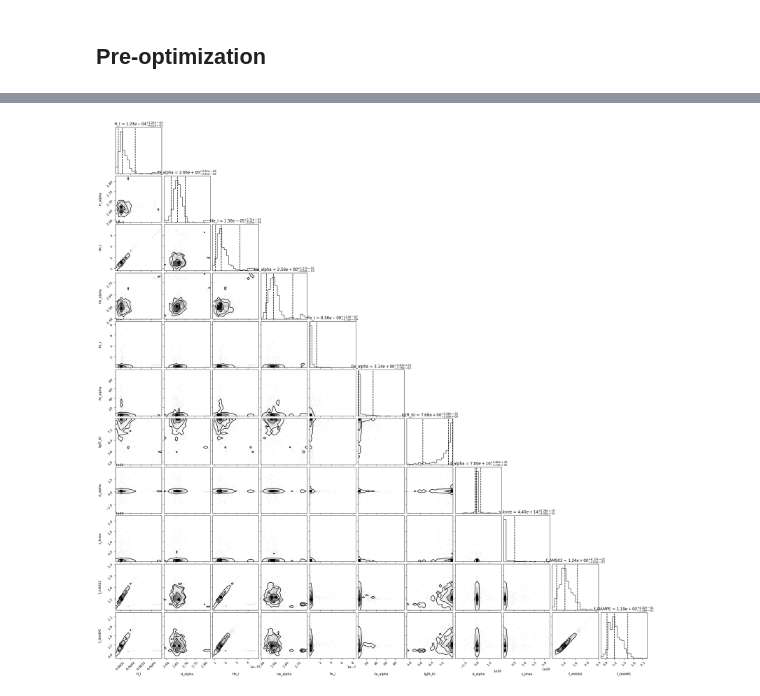
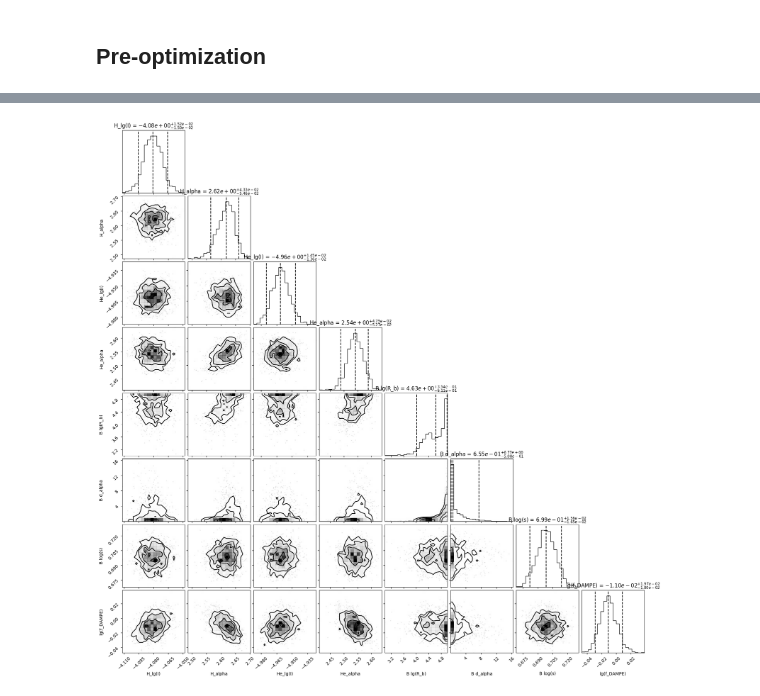
Before and after one commit to nj-vs-vh/EVA, a Jupyter notebook: bayesian.ipynb, the cells around one changed output, grey strips where cells are left out. Saved outputs shown, nothing was run; the diff lists cells and outputs as text; code cells hidden in the pictures.

```diff
--- a/bayesian.ipynb
+++ b/bayesian.ipynb
@@ -140,0 +8,4 @@ FIT_DATA: FitData = {
+# %%
+PRIMARIES = [Primary.H, Primary.He]
+EXPERIMENTS = [Experiment.AMS02, Experiment.DAMPE]
+R_BOUNDS = (7e2, 1e5)  # GV
@@ -359,21 +61,28 @@ f_DAMPE = 9.75e-01
 # %%
 from scipy import optimize
 
-bounds = [(None, None)] * len(generate_initial_model().pack())
+from cr_knee_fit.inference import make_loglikelihood
+from cr_knee_fit.model import Model
+
+init_model = initial_guess_model(config)
+bounds: list[tuple[float | None, float | None]] = [(None, None)] * init_model.ndim()
 # FIXME: unstable dependency on the model packing, assumes energy shifts are packed last
-for i in range(len(EXPERIMENTS)):
-    bounds[len(bounds) - i - 1] = (0.7, 1.3)
+for i in range(len(init_model.energy_shifts.lg_shifts)):
+    bounds[len(bounds) - i - 1] = (-0.05, 0.05)
 print(bounds)
 
 
+loglike = make_loglikelihood(fit_data, config)
+
+
 def minimized_fn(v: np.ndarray) -> float:
-    return -logpost(v)
+    return -loglike(v)
 
 
 res = optimize.minimize(
     minimized_fn,
-    x0=generate_initial_model().pack(),
-    method="Nelder-Mead",
+    x0=init_model.pack(),
+    # method="Nelder-Mead",
     options={
         "maxiter": 100_000,
     },
@@ -381,5 +90,5 @@ res = optimize.minimize(
 )
 print(res)
 
-_ = Model.unpack(res.x).plot(FIT_DATA, scale=2.6)
+_ = Model.unpack(res.x, layout_info=config).plot(fit_data, scale=2.6)
 # %% [output]
@@ -404,2 +108,0 @@ _ = Model.unpack(res.x).plot(FIT_DATA, scale=2.6)
-# %%
-_ = generate_initial_model().plot(fit_data=FIT_DATA, scale=2.5)
@@ -408,18 +117,17 @@ _ = generate_initial_model().plot(fit_data=FIT_DATA, scale=2.5)
 # %%
 import emcee
 
+
 n_steps = 10_000
 n_walkers = 128
-
-n_dim = generate_initial_model().pack().size
-
+n_dim = init_model.ndim()
 
 sampler = emcee.EnsembleSampler(
     nwalkers=n_walkers,
     ndim=n_dim,
-    log_prob_fn=logpost,
+    log_prob_fn=make_logposterior(fit_data, config),
 )
-initial_state = np.array([generate_initial_model().pack() for _ in range(n_walkers)])
+initial_state = np.array([initial_guess_model(config).pack() for _ in range(n_walkers)])
 sampler.run_mcmc(initial_state, nsteps=n_steps, progress=True)
 print(f"Acceptance fraction: {sampler.acceptance_fraction.mean()}")
 
@@ -428,8 +136,9 @@ print(f"{tau = }")
 
 burn_in = 5 * int(tau.max())
 thin = 2 * int(tau.max())
+
 print(f"{burn_in = } {thin = }")
 
-theta_sample: np.ndarray = sampler.get_chain(flat=True, discard=burn_in, thin=thin)
+theta_sample: np.ndarray = sampler.get_chain(flat=True, discard=burn_in, thin=thin)  # type: ignore
 print(f"MCMC sample ready, shape: {theta_sample.shape}")
 # %% [output]
@@ -452,11 +159,7 @@ theta_sample.shape
 import corner
 
 sample_to_plot = theta_sample
-sample_labels = generate_initial_model().labels()
-
-R_break_dim = generate_initial_model().labels().index("R_break")
-sample_to_plot[:, R_break_dim] = np.log10(sample_to_plot[:, R_break_dim])
-sample_labels[R_break_dim] = "lg(R_b)"
+sample_labels = init_model.labels()
 
 _ = corner.corner(
     sample_to_plot,
@@ -482 +172 @@ WARNING:root:Too few points to create valid contours
-[figure, old version]
+[figure, new version]
```
Also changed, not shown: parts of 27 cells of this notebook, 7 other files.
